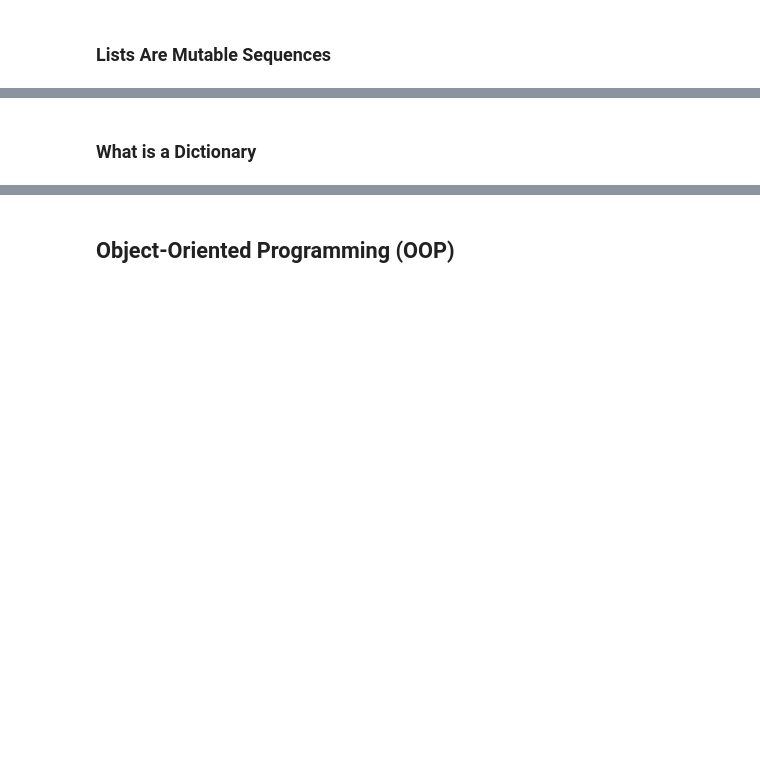
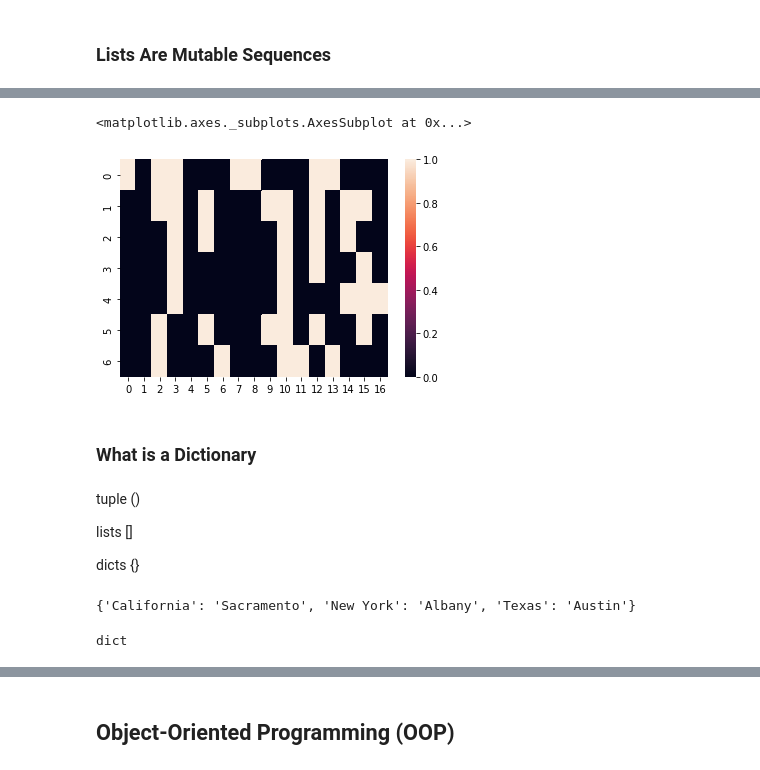
Before and after one commit to pos-unipar/pos-unipar.github.io, a Jupyter notebook: static/docs/aula-25/PythonIntroduction.ipynb, the cells around one changed output, grey strips where cells are left out. Cells and saved outputs as stored; diff of their text form; code cells hidden in the pictures; blank space fills up the shorter version.

```diff
--- a/static/docs/aula-25/PythonIntroduction.ipynb
+++ b/static/docs/aula-25/PythonIntroduction.ipynb
@@ -1037,0 +1800,17 @@ items
+# %%
+# 1 star wars 1
+# 2 star wars 2
+# 3 star wars 3
+# 4 star wars 4
+# 5 star wars 5
+# ....
+# N star wars N
+recsys = [[1, 0 , 1, 1, 0, 0, 0, 1, 1, 0, 0, 0, 1, 1, 0, 0, 0], #jader
+          [0, 0 , 1, 1, 0, 1, 0, 0, 0, 1, 1, 0, 1, 0, 1, 1, 0], #henrique
+          [0, 0 , 0, 1, 0, 1, 0, 0, 0, 0, 1, 0, 1, 0, 1, 0, 0], #
+          [0, 0 , 0, 1, 0, 0, 0, 0, 0, 0, 1, 0, 1, 0, 0, 1, 0], #
+          [0, 0 , 0, 1, 0, 0, 0, 0, 0, 0, 1, 0, 0, 0, 1, 1, 1], #
+          [0, 0 , 1, 0, 0, 1, 0, 0, 0, 1, 1, 0, 1, 0, 0, 1, 0], #
+          [0, 0 , 1, 0, 0, 0, 1, 0, 0, 0, 1, 1, 0, 1, 0, 0, 0]] #bruno
+
+recsys
@@ -1038,11 +1845,31 @@ items
+# %%
+import seaborn as sns
+sns.heatmap(recsys)
+# %% [output]
+<matplotlib.axes._subplots.AxesSubplot at 0x...>
+[figure, added]
 # %% [markdown]
 ### What is a Dictionary
+# %% [markdown]
+tuple ()
+
+lists []
+
+dicts {}
 # %%
 capitals = {
 "California": "Sacramento",
 "New York": "Albany",
 "Texas": "Austin",
 }
+# %%
+capitals
+# %% [output]
+{'California': 'Sacramento', 'New York': 'Albany', 'Texas': 'Austin'}
+# %%
+type(capitals)
+# %% [output]
+dict
 # %%
 key_value_pairs = (
 ("California", "Sacramento"),
```
Also changed, not shown: parts of 351 cells of this notebook, 4 other files.
